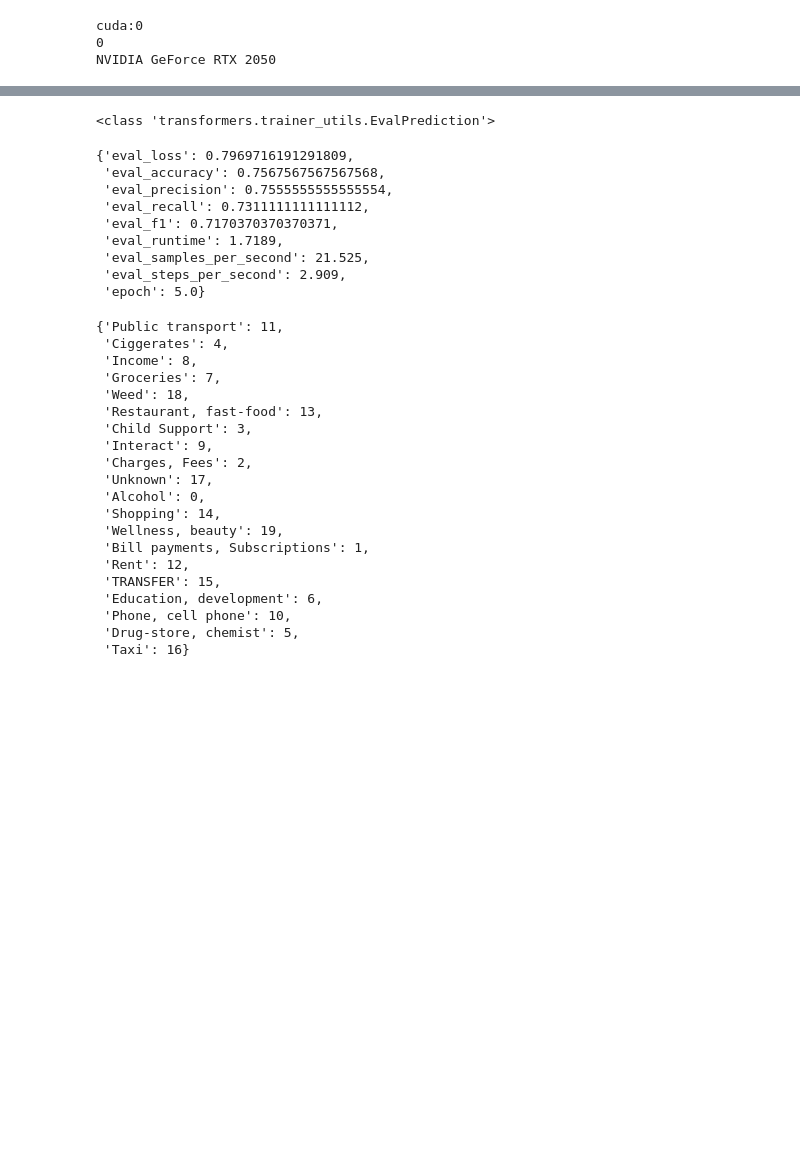
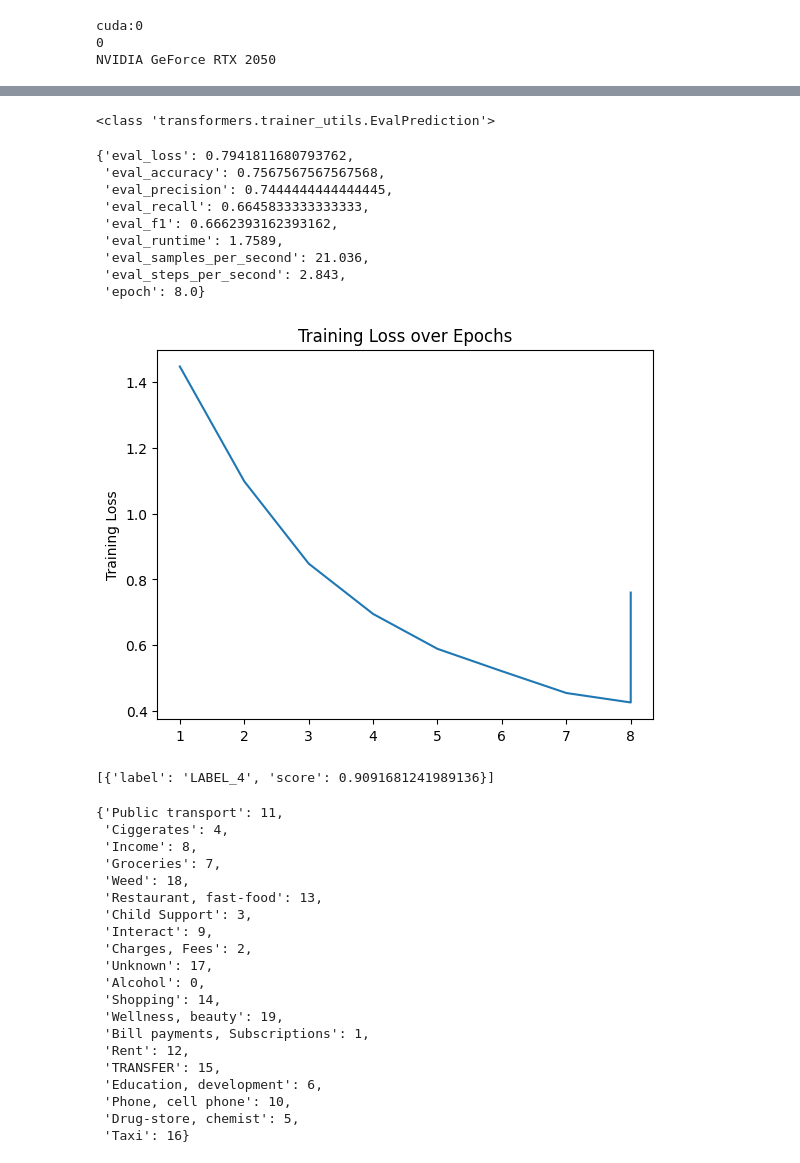
Before and after one commit to prayag-purohit/Spending_tracker, a Jupyter notebook: Model training/Training_model.ipynb, the cells around one changed output, grey strips where cells are left out. Cells and saved outputs as stored; diff of their text form; code cells hidden in the pictures; blank space fills up the shorter version.

Commit message:
Added the training loss graph

```diff
--- a/Model training/Training_model.ipynb
+++ b/Model training/Training_model.ipynb
@@ -296,14 +296,16 @@ from transformers import TrainingArguments, Trainer
 args = TrainingArguments(
     output_dir='./output',  # Directory to store checkpoints and other training outputs
     overwrite_output_dir=True,
-    num_train_epochs=5,  # Number of training epochs
-    per_device_train_batch_size=4,  # Batch size per device (GPU)
+    num_train_epochs=8,  # Number of training epochs
+    per_device_train_batch_size=7,  # Batch size per device (GPU)
     save_total_limit=2,  # Keep only the last 2 checkpoints
     save_strategy='epoch',
     evaluation_strategy="epoch",  # Evaluation is done (and logged) every epoch
     logging_strategy="epoch", # Log every epoch
     logging_dir='./logs',  # Directory to store logs
-    lr_scheduler_type="linear",  # Learning rate scheduler type
+    lr_scheduler_type="linear", # Learning rate scheduler type
+    metric_for_best_model = 'f1',
+    load_best_model_at_end=True
 )
 
 trainer = Trainer(
@@ -354,22 +359,57 @@ TrainOutput(global_step=415, training_loss=0.5708873978580337, metrics={'train_r
 trainer.evaluate()
 # %% [output]
 <class 'transformers.trainer_utils.EvalPrediction'>
-{'eval_loss': 0.7969716191291809,
+{'eval_loss': 0.7941811680793762,
  'eval_accuracy': 0.7567567567567568,
- 'eval_precision': 0.7555555555555554,
- 'eval_recall': 0.7311111111111112,
- 'eval_f1': 0.7170370370370371,
- 'eval_runtime': 1.7189,
- 'eval_samples_per_second': 21.525,
- 'eval_steps_per_second': 2.909,
- 'epoch': 5.0}
+ 'eval_precision': 0.7444444444444445,
+ 'eval_recall': 0.6645833333333333,
+ 'eval_f1': 0.6662393162393162,
+ 'eval_runtime': 1.7589,
+ 'eval_samples_per_second': 21.036,
+ 'eval_steps_per_second': 2.843,
+ 'epoch': 8.0}
+# %%
+# This block will be used to plot the training loss
+# It iterates through the trainer.state.log_history and appends the losses and epochs to lists.
+
+import matplotlib.pyplot as plt  # Import for plotting (assuming correct installation)
+
+
+training_loss = []
+epoch = []
+for x in range(len(trainer.state.log_history)):
+    if x%2 == 0:
+        try:
+            dummy = trainer.state.log_history[x]['loss']
+            dummy_2 = trainer.state.log_history[x]['epoch']
+        except KeyError:  # Handle potential absence of 'loss' key
+            try:
+                dummy = trainer.state.log_history[x]['train_loss']  # Try 'eval_loss' if 'loss' is missing
+            except KeyError:
+                print(f"Warning: 'loss' or 'eval_loss' key not found in log_history[{x}]")
+                # Handle missing key gracefully (e.g., continue or skip the iteration)
+        training_loss.append(dummy)
+        epoch.append(dummy_2)
+
+# Assuming you have data to plot:
+plt.plot(epoch, training_loss)
+plt.ylabel('Training Loss')
+plt.title('Training Loss over Epochs')
+plt.show()
+# %% [output]
+[figure, added]
 # %%
 '''Save the trained model and test inference'''
 
 from transformers import pipeline
 
+## metrics = train_result.metrics
+
 # Save the model to the specified directory
+
 trainer.save_model(r"E:\Data analytics projects\Financial Tracker\Model training\Finance_categorization_fine_tuned")
+## trainer.log_metrics("train", metrics)
+## trainer.save_metrics("train", metrics)
 
 # Load the saved model for inference
 model_2 = AutoModelForSequenceClassification.from_pretrained(r"E:\Data analytics projects\Financial Tracker\Model training\Finance_categorization_fine_tuned")
@@ -383,6 +423,8 @@ pipe = pipeline("text-classification", model=model_2, tokenizer=tokenizer)
 # Perform inference
 result = pipe(text)
 print(result)
+# %% [output]
+[{'label': 'LABEL_4', 'score': 0.9091681241989136}]
 # %%
 classification_labels
 # %% [output]
```
Also changed, not shown: parts of 2 cells of this notebook.
